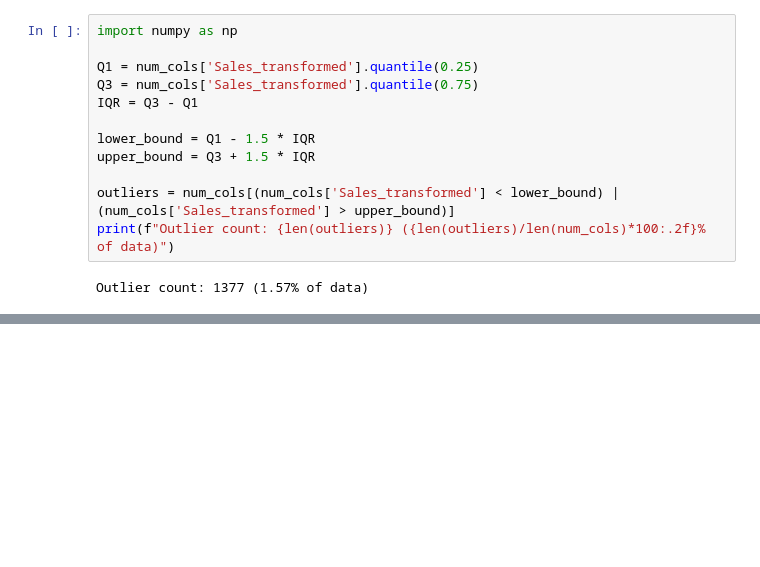
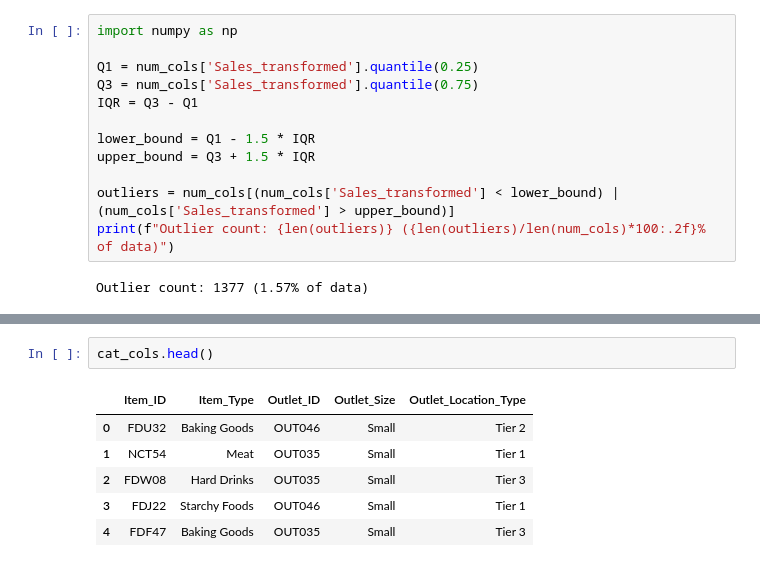
Before and after one commit to riwaz-joshi08/Supermarket_Data_Analysis, a Jupyter notebook: Supermarket_Data_Analysis.ipynb, the cells around one changed output, grey strips where cells are left out. Drawn from its saved outputs; the diff is of its cells as text; blank space fills up the shorter version.

```diff
--- a/Supermarket_Data_Analysis.ipynb
+++ b/Supermarket_Data_Analysis.ipynb
@@ -257,0 +282,9 @@ Outlier count: 1377 (1.57% of data)
+# %%
+cat_cols.head()
+# %% [output]
+|  | Item_ID | Item_Type | Outlet_ID | Outlet_Size | Outlet_Location_Type |
+| 0 | FDU32 | Baking Goods | OUT046 | Small | Tier 2 |
+| 1 | NCT54 | Meat | OUT035 | Small | Tier 1 |
+| 2 | FDW08 | Hard Drinks | OUT035 | Small | Tier 3 |
+| 3 | FDJ22 | Starchy Foods | OUT046 | Small | Tier 1 |
+| 4 | FDF47 | Baking Goods | OUT035 | Small | Tier 3 |
```
Also changed, not shown: parts of 6 cells of this notebook.
